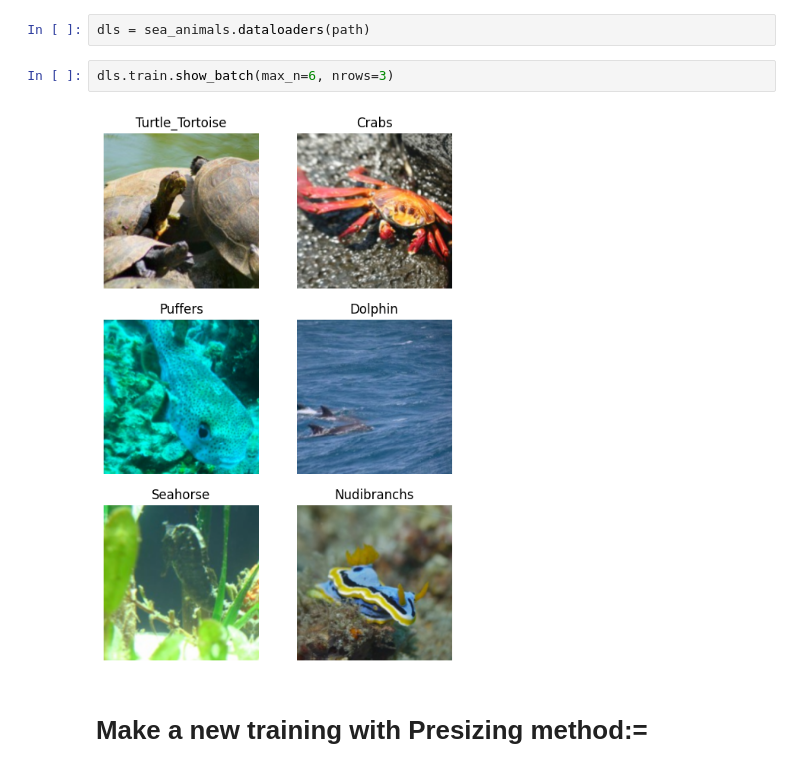
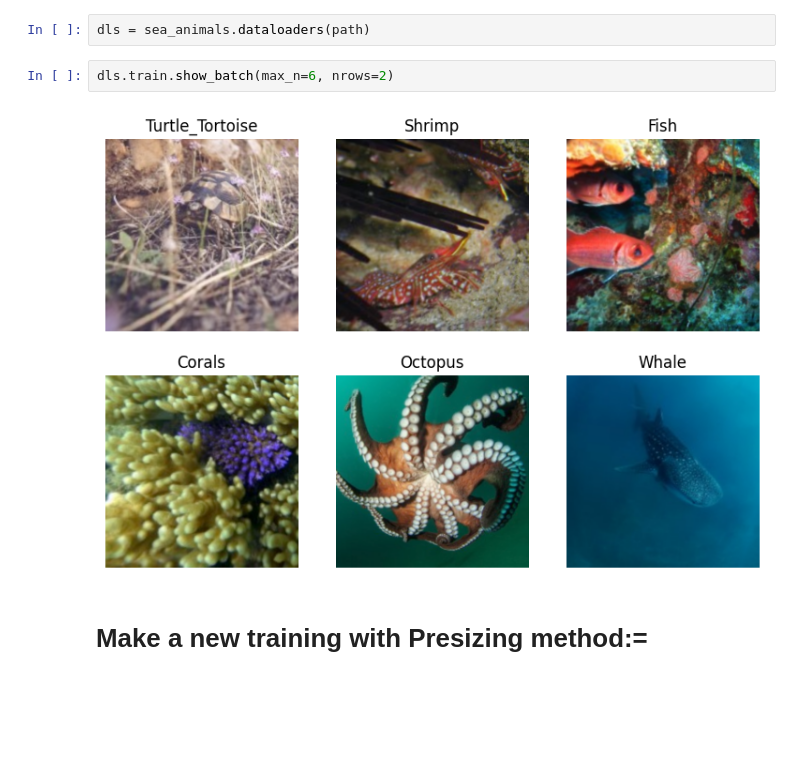
Before and after one commit to mohmaed7777/Marine-life-classification-with-fastai, a Jupyter notebook: sea-animals-classification-with-fastai.ipynb, the cells around one changed output. Drawn from its saved outputs; the diff is of its cells as text; blank space fills up the shorter version.

```diff
--- a/sea-animals-classification-with-fastai.ipynb
+++ b/sea-animals-classification-with-fastai.ipynb
@@ -109,9 +109,9 @@ sea_animals = DataBlock(
 # %%
 dls = sea_animals.dataloaders(path)
 # %%
-dls.train.show_batch(max_n=6, nrows=3)
+dls.train.show_batch(max_n=6, nrows=2)
 # %% [output]
-[figure, old version]
+[figure, new version]
 # %% [markdown]
 # **Make a new training with Presizing method:=**
 # %%
```
Also changed, not shown: parts of 14 cells of this notebook.
